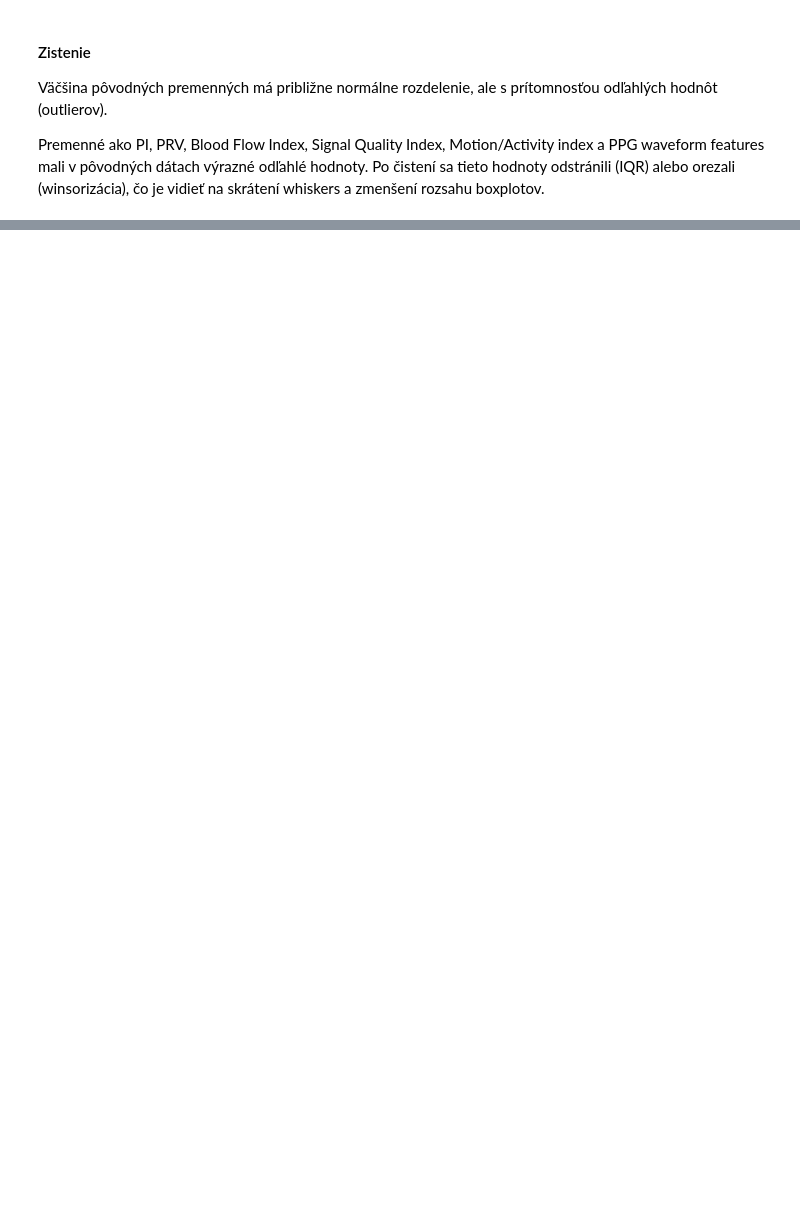
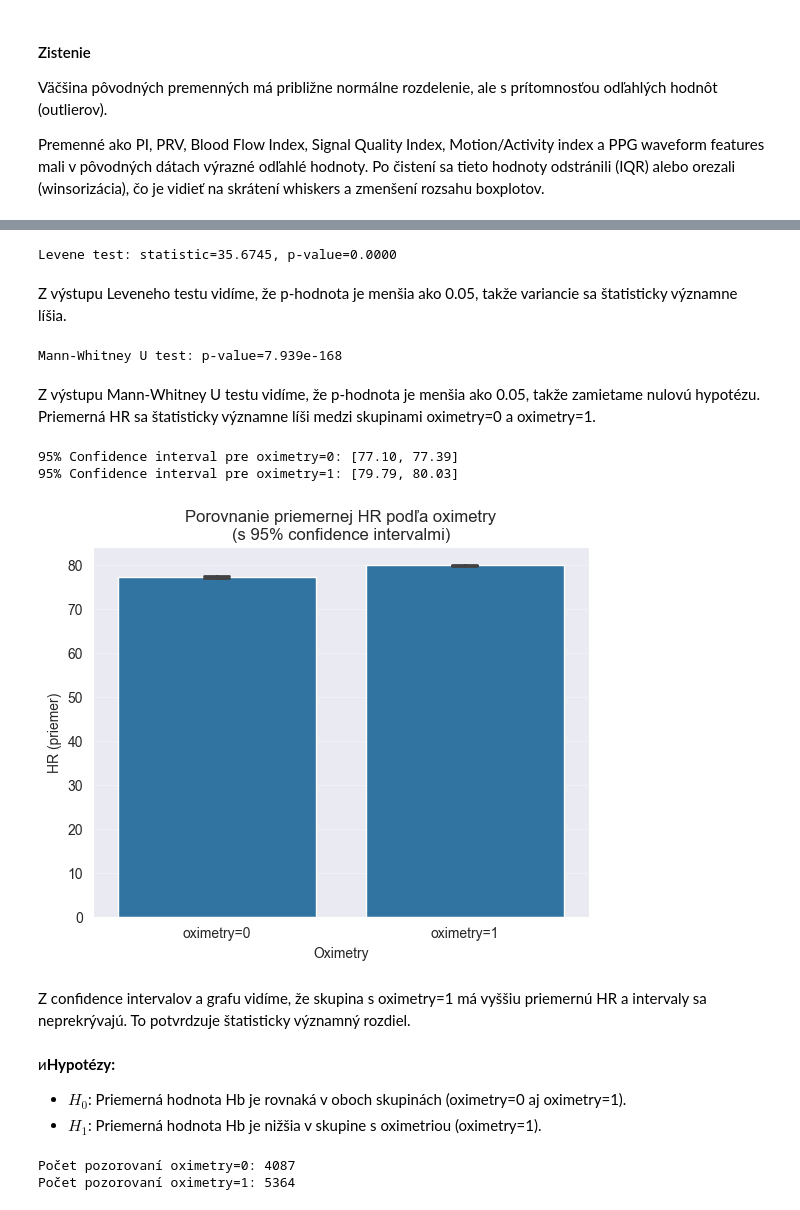
Before and after one commit to BohachNazar/IAUZadanie1, a Jupyter notebook: 1.ipynb, the cells around one changed output, grey strips where cells are left out. Cells and saved outputs as stored; diff of their text form; code cells hidden in the pictures; blank space fills up the shorter version.

```diff
--- a/1.ipynb
+++ b/1.ipynb
@@ -818,0 +875,55 @@ Premenné ako PI, PRV, Blood Flow Index, Signal Quality Index, Motion/Activity i
+# %%
+# Leveneho test na rovnosť variancií
+levene = stats.levene(hr_ox0, hr_ox1)
+print(f'Levene test: statistic={levene.statistic:.4f}, p-value={levene.pvalue:.4f}')
+# %% [output]
+Levene test: statistic=35.6745, p-value=0.0000
+# %% [markdown]
+Z výstupu Leveneho testu vidíme, že p-hodnota je menšia ako 0.05, takže variancie sa štatisticky významne líšia.
+# %%
+# Mann-Whitney U test
+mannwhitney = stats.mannwhitneyu(hr_ox0, hr_ox1, alternative='two-sided')
+print(f'Mann-Whitney U test: p-value={mannwhitney.pvalue:.4g}')
+# %% [output]
+Mann-Whitney U test: p-value=7.939e-168
+# %% [markdown]
+Z výstupu Mann-Whitney U testu vidíme, že p-hodnota je menšia ako 0.05, takže zamietame nulovú hypotézu. Priemerná HR sa štatisticky významne líši medzi skupinami oximetry=0 a oximetry=1.
+# %%
+# Confidence intervaly
+import statsmodels.stats.api as sms
+ci_ox0 = sms.DescrStatsW(hr_ox0).tconfint_mean()
+ci_ox1 = sms.DescrStatsW(hr_ox1).tconfint_mean()
+print(f'95% Confidence interval pre oximetry=0: [{ci_ox0[0]:.2f}, {ci_ox0[1]:.2f}]')
+print(f'95% Confidence interval pre oximetry=1: [{ci_ox1[0]:.2f}, {ci_ox1[1]:.2f}]')
+# %% [output]
+95% Confidence interval pre oximetry=0: [77.10, 77.39]
+95% Confidence interval pre oximetry=1: [79.79, 80.03]
+# %%
+# Barplot s confidence intervalmi
+import seaborn as sns
+import matplotlib.pyplot as plt
+comparison_data = obs_iqr[obs_iqr['oximetry'].isin([0, 1])].copy()
+sns.barplot(x='oximetry', y='HR', data=comparison_data, capsize=0.1, err_kws={'linewidth': 2})
+plt.xlabel('Oximetry')
+plt.ylabel('HR (priemer)')
+plt.title('Porovnanie priemernej HR podľa oximetry\n(s 95% confidence intervalmi)')
+plt.xticks([0, 1], ['oximetry=0', 'oximetry=1'])
+plt.grid(True, alpha=0.3, axis='y')
+plt.show()
+# %% [output]
+[figure, added]
+# %% [markdown]
+Z confidence intervalov a grafu vidíme, že skupina s oximetry=1 má vyššiu priemernú HR a intervaly sa neprekrývajú. To potvrdzuje štatisticky významný rozdiel.
+# %% [markdown]
+и**Hypotézy:**
+- $H_0$: Priemerná hodnota Hb je rovnaká v oboch skupinách (oximetry=0 aj oximetry=1).
+- $H_1$: Priemerná hodnota Hb je nižšia v skupine s oximetriou (oximetry=1).
+# %%
+# Skupiny podľa oximetry z vyčistených dát
+hb_ox0 = obs_iqr.loc[obs_iqr['oximetry'] == 0, 'Hb level'].dropna()
+hb_ox1 = obs_iqr.loc[obs_iqr['oximetry'] == 1, 'Hb level'].dropna()
+print(f'Počet pozorovaní oximetry=0: {len(hb_ox0)}')
+print(f'Počet pozorovaní oximetry=1: {len(hb_ox1)}')
+# %% [output]
+Počet pozorovaní oximetry=0: 4087
+Počet pozorovaní oximetry=1: 5364
```
Also changed, not shown: parts of 39 cells of this notebook.
